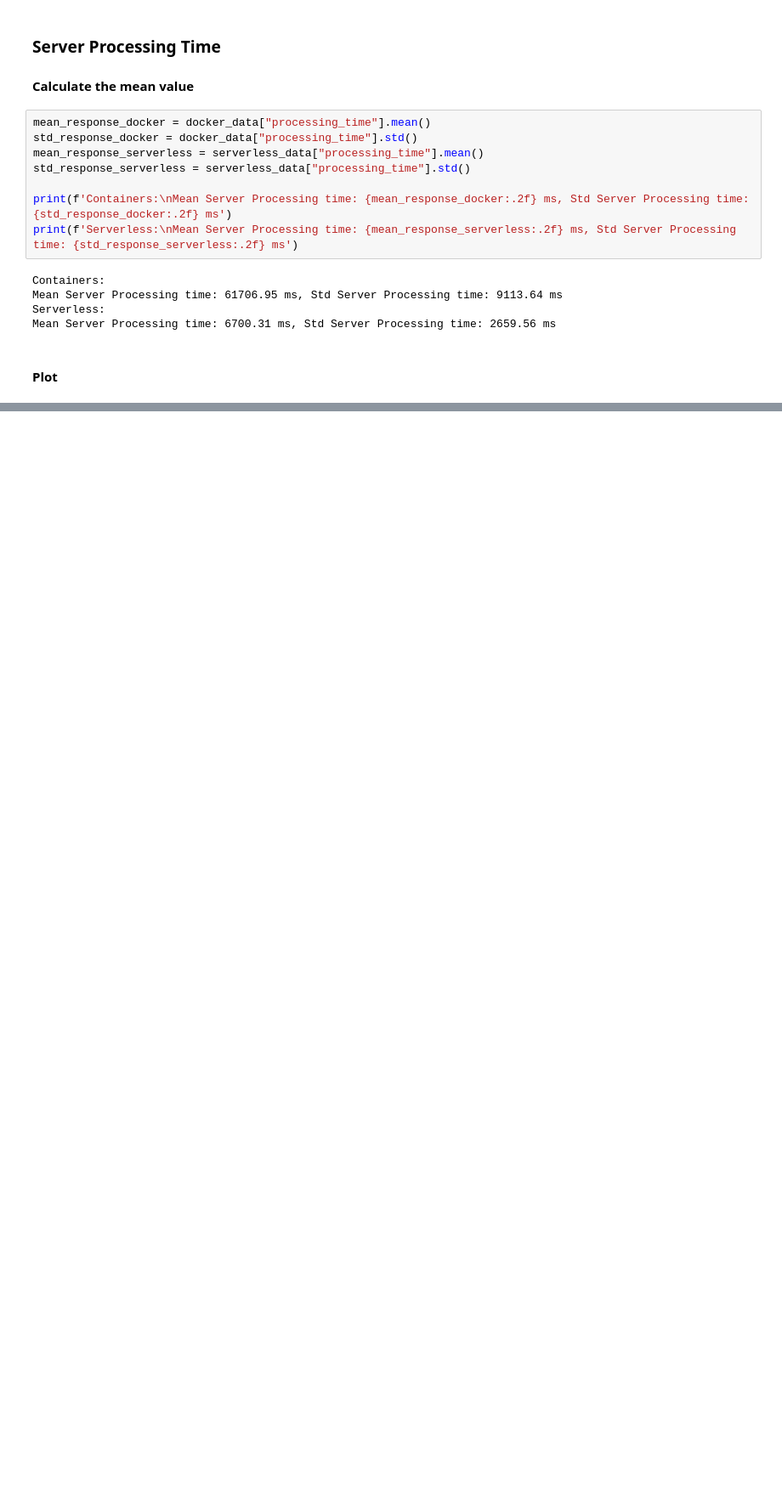
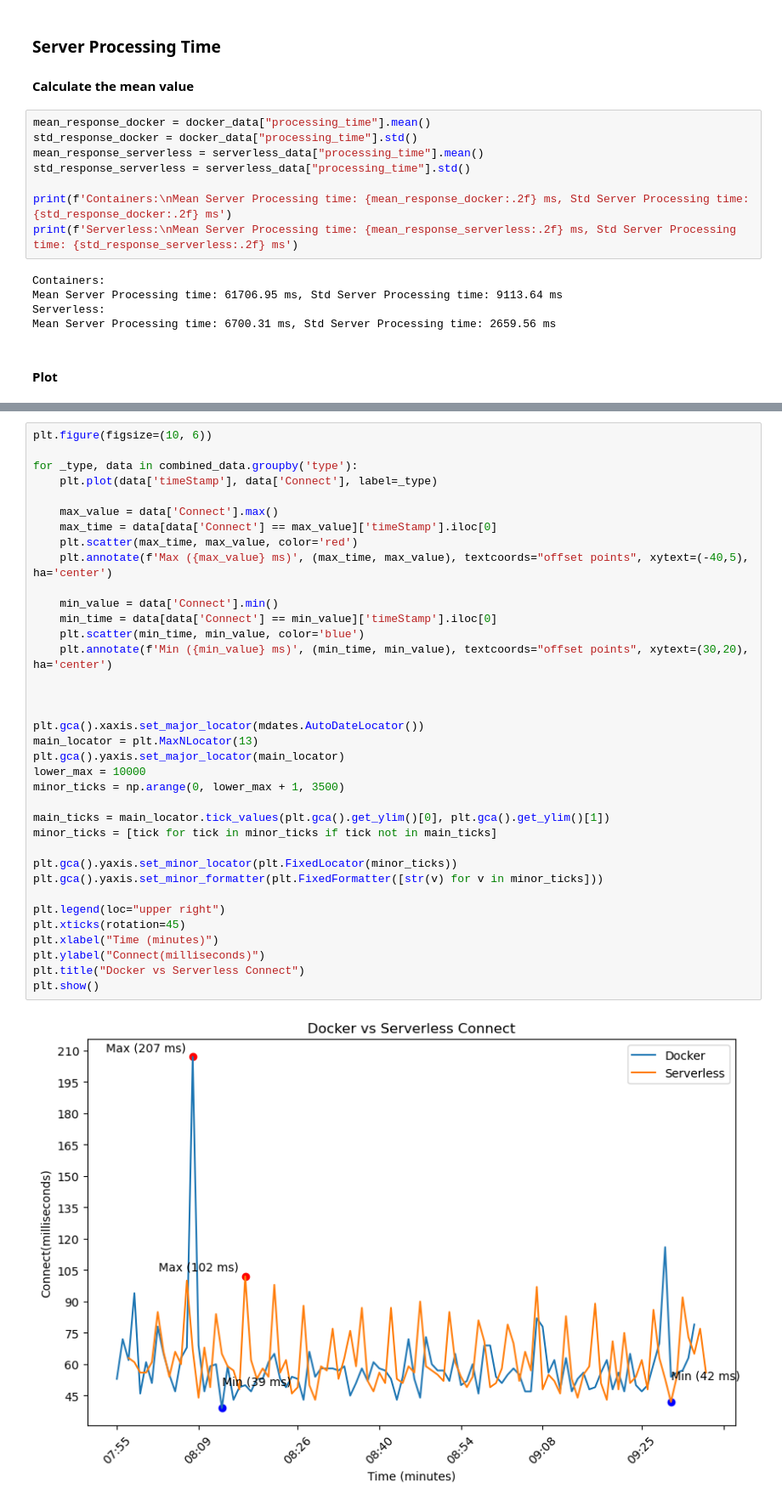
Before and after one commit to harry-sunhao/CMPT756-Project, a Jupyter notebook: ViewResult.ipynb, the cells around one changed output, grey strips where cells are left out. Shown at 85% size. Saved outputs shown, nothing was run; the diff lists cells and outputs as text; blank space fills up the shorter version.

```diff
--- a/ViewResult.ipynb
+++ b/ViewResult.ipynb
@@ -242,0 +261,38 @@ plt.show()
+# %%
+plt.figure(figsize=(10, 6))
+
+for _type, data in combined_data.groupby('type'):
+    plt.plot(data['timeStamp'], data['Connect'], label=_type)
+
+    max_value = data['Connect'].max()
+    max_time = data[data['Connect'] == max_value]['timeStamp'].iloc[0]
+    plt.scatter(max_time, max_value, color='red')
+    plt.annotate(f'Max ({max_value} ms)', (max_time, max_value), textcoords="offset points", xytext=(-40,5), ha='center')
+
+    min_value = data['Connect'].min()
+    min_time = data[data['Connect'] == min_value]['timeStamp'].iloc[0]
+    plt.scatter(min_time, min_value, color='blue')
+    plt.annotate(f'Min ({min_value} ms)', (min_time, min_value), textcoords="offset points", xytext=(30,20), ha='center')
+
+
+
+plt.gca().xaxis.set_major_locator(mdates.AutoDateLocator())
+main_locator = plt.MaxNLocator(13)
+plt.gca().yaxis.set_major_locator(main_locator)
+lower_max = 10000
+minor_ticks = np.arange(0, lower_max + 1, 3500)
+
+main_ticks = main_locator.tick_values(plt.gca().get_ylim()[0], plt.gca().get_ylim()[1])
+minor_ticks = [tick for tick in minor_ticks if tick not in main_ticks]
+
+plt.gca().yaxis.set_minor_locator(plt.FixedLocator(minor_ticks))
+plt.gca().yaxis.set_minor_formatter(plt.FixedFormatter([str(v) for v in minor_ticks]))
+
+plt.legend(loc="upper right")
+plt.xticks(rotation=45)
+plt.xlabel("Time (minutes)")
+plt.ylabel("Connect(milliseconds)")
+plt.title("Docker vs Serverless Connect")
+plt.show()
+# %% [output]
+[figure, added]
```
Also changed, not shown: parts of 5 cells of this notebook.
